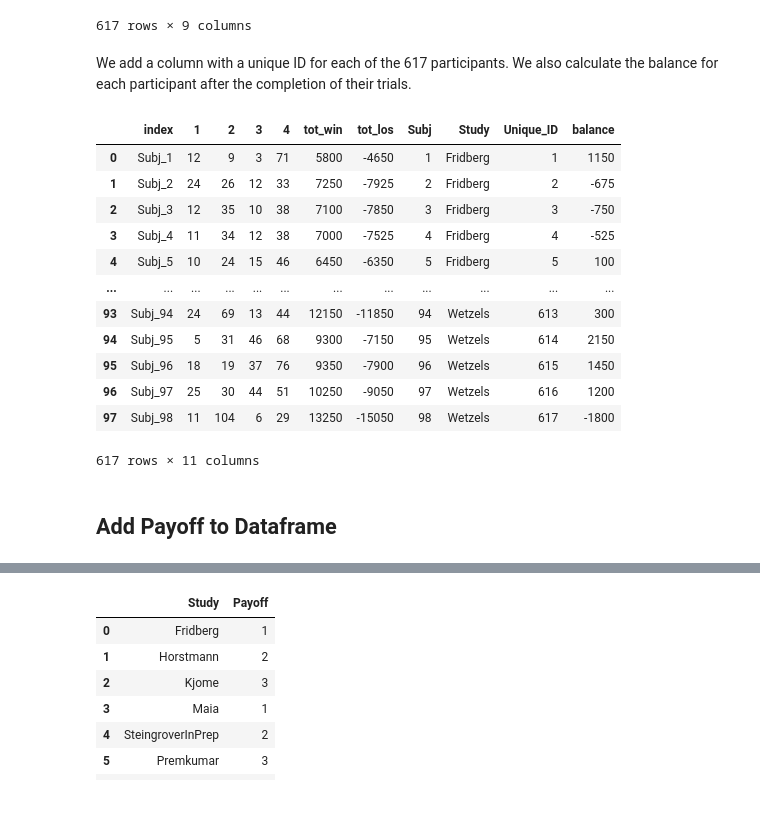
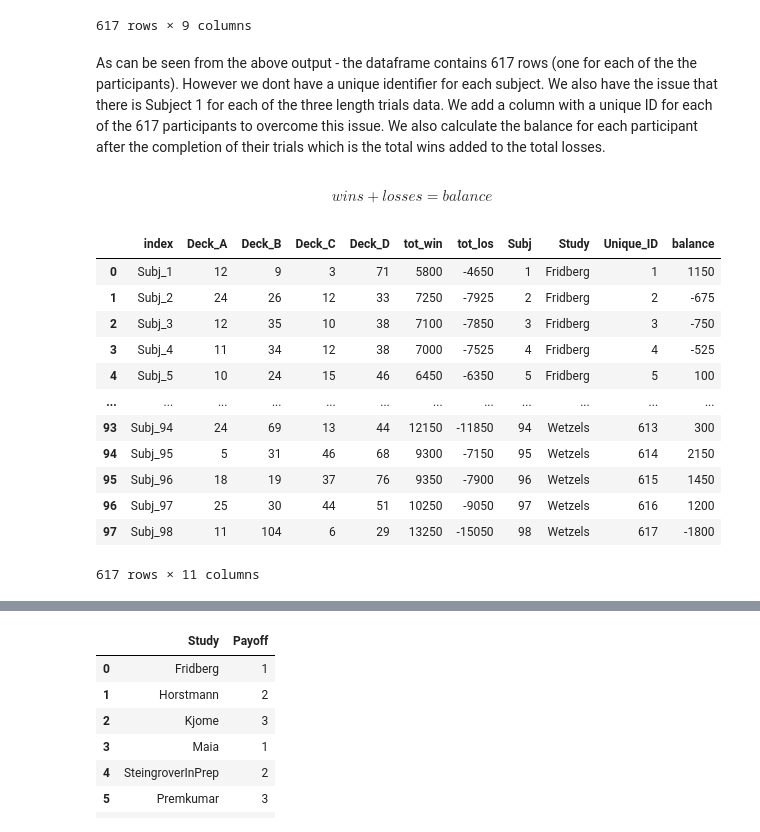
Before and after one commit to dockreg/ca4015_assignment_1, a Jupyter notebook: content/Data_Cleaning.ipynb, the cells around one changed output, grey strips where cells are left out. Cells and saved outputs as stored; diff of their text form; code cells hidden in the pictures; blank space fills up the shorter version.

```diff
--- a/content/Data_Cleaning.ipynb
+++ b/content/Data_Cleaning.ipynb
@@ -229,14 +235,18 @@ final
 | 97 | Subj_98 | 11 | 104 | 6 | 29 | 13250 | -15050 | 98 | Wetzels |
 617 rows × 9 columns
 # %% [markdown]
-We add a column with a unique ID for each of the 617 participants. We also calculate the balance for each participant after the completion of their trials.
+As can be seen from the above output - the dataframe contains 617 rows (one for each of the the participants). However we dont have a unique identifier for each subject. We also have the issue that there is Subject 1 for each of the three length trials data. We add a column with a unique ID for each of the 617 participants to overcome this issue. We also calculate the balance for each participant after the completion of their trials which is the total wins added to the total losses.
+# %% [markdown]
+$$wins + losses = balance$$
 # %%
 #calculate balance and add Unique ID for participants
 final['Unique_ID'] = (np.arange(len(final))+1)
 final["balance"] = final["tot_win"] + final["tot_los"]
+
+final = final.rename(columns={1:'Deck_A', 2:'Deck_B', 3:'Deck_C', 4:'Deck_D'})
 final
 # %% [output]
-|  | index | 1 | 2 | 3 | 4 | tot_win | tot_los | Subj | Study | Unique_ID | balance |
+|  | index | Deck_A | Deck_B | Deck_C | Deck_D | tot_win | tot_los | Subj | Study | Unique_ID | balance |
 | 0 | Subj_1 | 12 | 9 | 3 | 71 | 5800 | -4650 | 1 | Fridberg | 1 | 1150 |
 | 1 | Subj_2 | 24 | 26 | 12 | 33 | 7250 | -7925 | 2 | Fridberg | 2 | -675 |
 | 2 | Subj_3 | 12 | 35 | 10 | 38 | 7100 | -7850 | 3 | Fridberg | 3 | -750 |
@@ -249,5 +259,3 @@ final
 | 96 | Subj_97 | 25 | 30 | 44 | 51 | 10250 | -9050 | 97 | Wetzels | 616 | 1200 |
 | 97 | Subj_98 | 11 | 104 | 6 | 29 | 13250 | -15050 | 98 | Wetzels | 617 | -1800 |
 617 rows × 11 columns
-# %% [markdown]
-## Add Payoff to Dataframe
```
Also changed, not shown: parts of 44 cells of this notebook, 3 other files.
